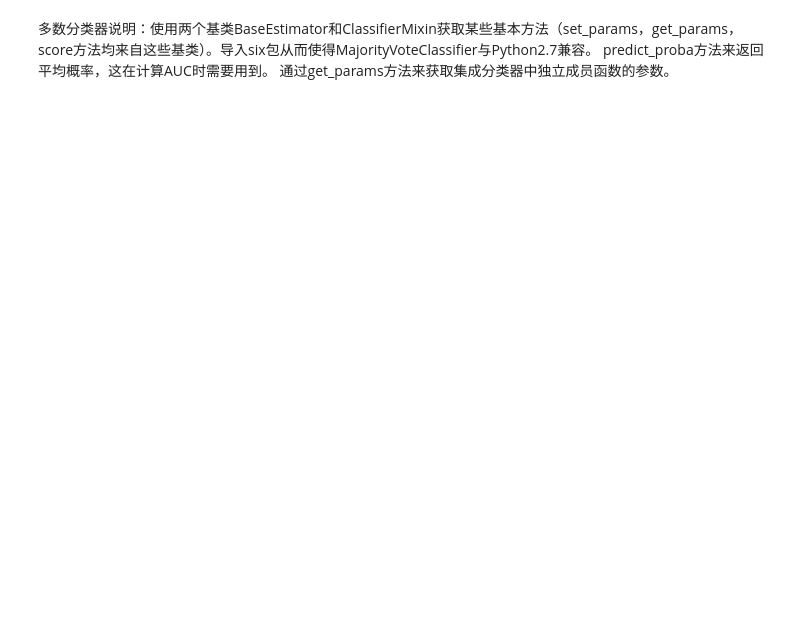
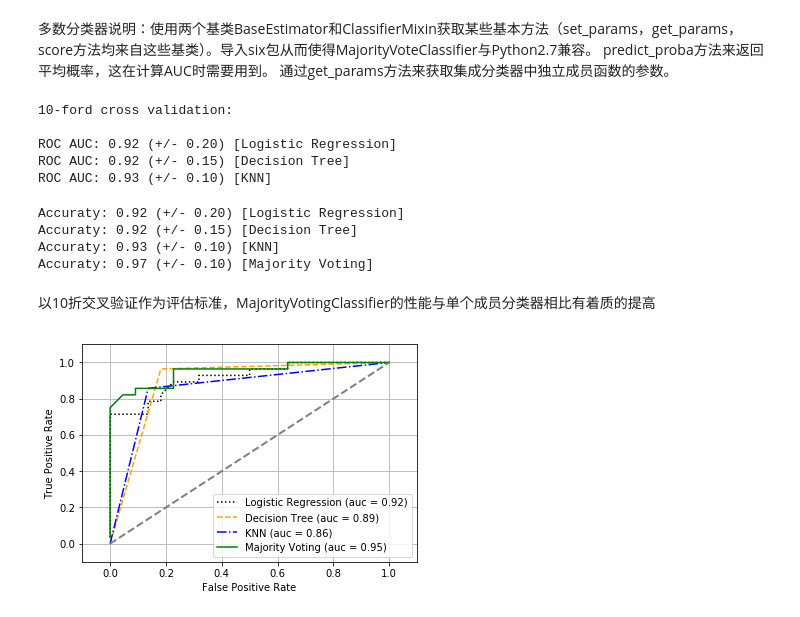
Before and after one commit to JozeeLin/python-, a Jupyter notebook: ch07/集成学习.ipynb, the cells around one changed output. Saved outputs shown, nothing was run; the diff lists cells and outputs as text; code cells hidden in the pictures; blank space fills up the shorter version.

```diff
--- a/ch07/集成学习.ipynb
+++ b/ch07/集成学习.ipynb
@@ -171,3 +183,62 @@ iris = datasets.load_iris()
 X, y = iris.data[50:, [1,2]], iris.target[50:]
 le = LabelEncoder()
 y = le.fit_transform(y)
+# %%
+#五五划分数据集
+X_train, X_test, y_train, y_test = train_test_split(X, y, test_size=0.5, random_state=1)
+# %%
+#先通过10折交叉验证看一下各个分类器在训练数据集上的性能表现
+clf1 = LogisticRegression(penalty='l2', C=0.002, random_state=0)
+clf2 = DecisionTreeClassifier(max_depth=1, criterion='entropy', random_state=0)
+clf3 = KNeighborsClassifier(n_neighbors=1, p=2, metric='minkowski')
+#使用逻辑斯蒂回归算法作为pipeline的一部分
+pipe1 = Pipeline([['sc', StandardScaler()],['clf', clf1]])
+
+#使用K近邻算法作为pipeline的一部分
+pipe3 = Pipeline([['sc', StandardScaler()], ['clf', clf3]])
+clf_labels = ['Logistic Regression', 'Decision Tree', 'KNN']
+print ('10-ford cross validation: \n')
+for clf, label in zip([pipe1, clf2, pipe3], clf_labels):
+    scores = cross_val_score(estimator=clf, X=X_train, y=y_train, cv=10, scoring='roc_auc')
+    print('ROC AUC: %0.2f (+/- %0.2f) [%s]' % (scores.mean(), scores.std(), label))
+# %% [output]
+10-ford cross validation:
+
+ROC AUC: 0.92 (+/- 0.20) [Logistic Regression]
+ROC AUC: 0.92 (+/- 0.15) [Decision Tree]
+ROC AUC: 0.93 (+/- 0.10) [KNN]
+# %%
+mv_clf = MajorityVoteClassifier(classifiers=[pipe1, clf2, pipe3])
+clf_labels += ['Majority Voting']
+all_clf = [pipe1, clf2, pipe3, mv_clf]
+for clf, label in zip(all_clf, clf_labels):
+    scores = cross_val_score(estimator=clf, X=X_train, y=y_train, cv=10, scoring='roc_auc')
+    print ('Accuraty: %0.2f (+/- %0.2f) [%s]' % (scores.mean(), scores.std(), label))
+# %% [output]
+Accuraty: 0.92 (+/- 0.20) [Logistic Regression]
+Accuraty: 0.92 (+/- 0.15) [Decision Tree]
+Accuraty: 0.93 (+/- 0.10) [KNN]
+Accuraty: 0.97 (+/- 0.10) [Majority Voting]
+# %% [markdown]
+以10折交叉验证作为评估标准，MajorityVotingClassifier的性能与单个成员分类器相比有着质的提高
+# %%
+#在测试数据上计算Majority VoteClassifier 类的ROC曲线，以验证其在未知数据上的泛化性能
+colors = ['black', 'orange', 'blue', 'green']
+linestyles = [':', '--', '-.', '-']
+for clf, label, clr, ls in zip(all_clf, clf_labels, colors, linestyles):
+    #assuming the label of the positive class is 1
+    y_pred = clf.fit(X_train, y_train).predict_proba(X_test)[:, 1]
+    fpr, tpr, thresholds = roc_curve(y_true=y_test, y_score=y_pred)
+    roc_auc = auc(x=fpr, y=tpr)
+    plt.plot(fpr, tpr, color=clr, linestyle=ls, label='%s (auc = %0.2f)' % (label, roc_auc))
+
+plt.legend(loc='lower right')
+plt.plot([0,1], [0,1], linestyle='--', color='gray', linewidth=2)
+plt.xlim([-0.1, 1.1])
+plt.ylim([-0.1, 1.1])
+plt.grid()
+plt.xlabel('False Positive Rate')
+plt.ylabel('True Positive Rate')
+plt.show()
+# %% [output]
+[figure, added]
```
Also changed, not shown: parts of 25 cells of this notebook, 4 other files.
